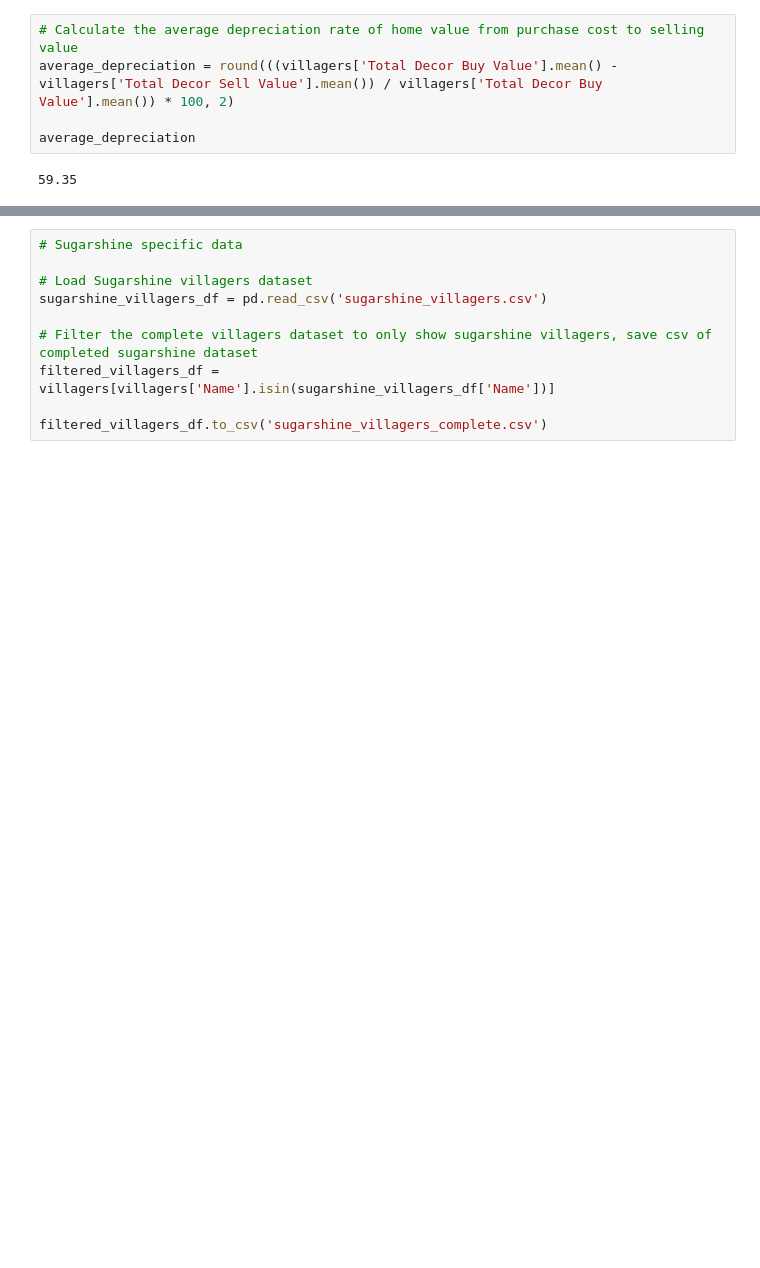
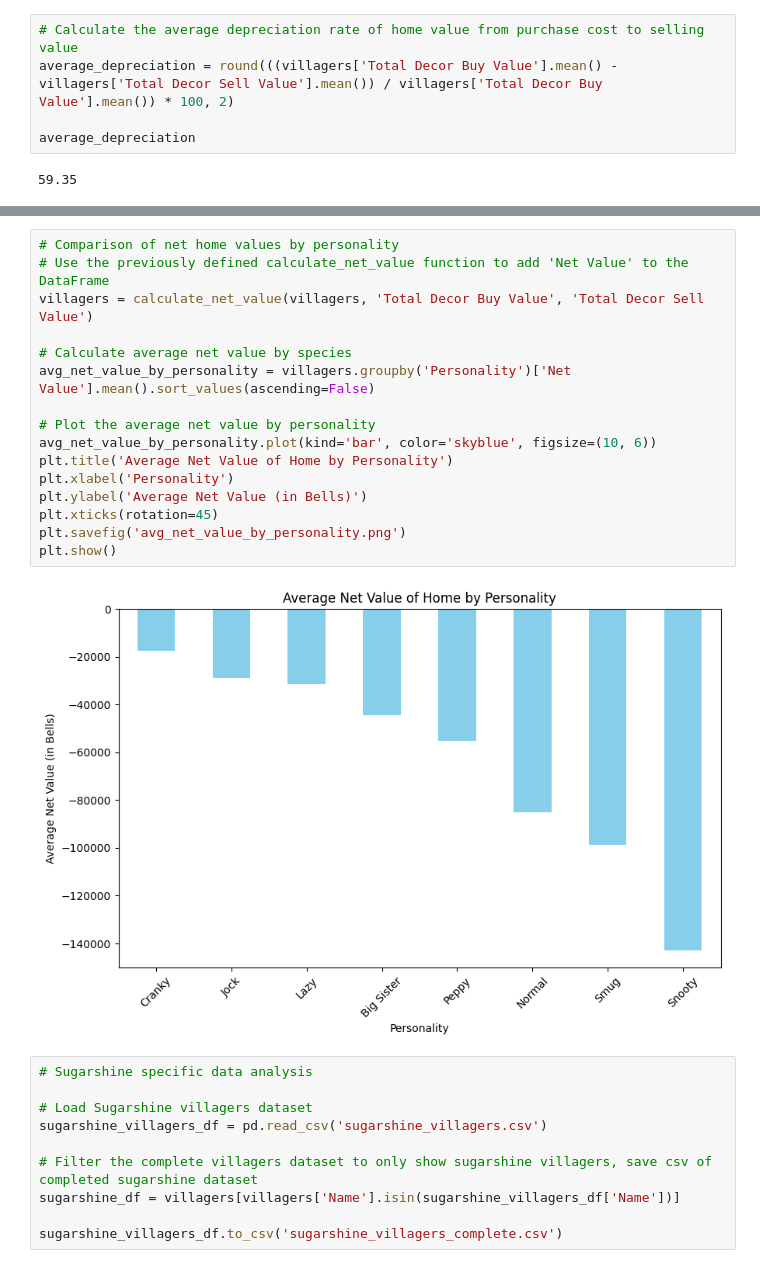
Before and after one commit to megan-es/animal-crossing-new-horizons-project, a Jupyter notebook: ACNH_Real_Estate.ipynb, the cells around one changed output, grey strips where cells are left out. Drawn from its saved outputs; the diff is of its cells as text; blank space fills up the shorter version.

```diff
--- a/ACNH_Real_Estate.ipynb
+++ b/ACNH_Real_Estate.ipynb
@@ -150,10 +191,28 @@ average_depreciation
+# %%
+# Comparison of net home values by personality
+# Use the previously defined calculate_net_value function to add 'Net Value' to the DataFrame
+villagers = calculate_net_value(villagers, 'Total Decor Buy Value', 'Total Decor Sell Value')
+
+# Calculate average net value by species
+avg_net_value_by_personality = villagers.groupby('Personality')['Net Value'].mean().sort_values(ascending=False)
+
+# Plot the average net value by personality
+avg_net_value_by_personality.plot(kind='bar', color='skyblue', figsize=(10, 6))
+plt.title('Average Net Value of Home by Personality')
+plt.xlabel('Personality')
+plt.ylabel('Average Net Value (in Bells)')
+plt.xticks(rotation=45)
+plt.savefig('avg_net_value_by_personality.png')
+plt.show()
+# %% [output]
+[figure, added]
 # %%
-# Sugarshine specific data
+# Sugarshine specific data analysis
 
 # Load Sugarshine villagers dataset
 sugarshine_villagers_df = pd.read_csv('sugarshine_villagers.csv')
 
 # Filter the complete villagers dataset to only show sugarshine villagers, save csv of completed sugarshine dataset
-filtered_villagers_df = villagers[villagers['Name'].isin(sugarshine_villagers_df['Name'])]
+sugarshine_df = villagers[villagers['Name'].isin(sugarshine_villagers_df['Name'])]
 
-filtered_villagers_df.to_csv('sugarshine_villagers_complete.csv')
+sugarshine_villagers_df.to_csv('sugarshine_villagers_complete.csv')
```
Also changed, not shown: parts of 6 cells of this notebook, 10 other files.
